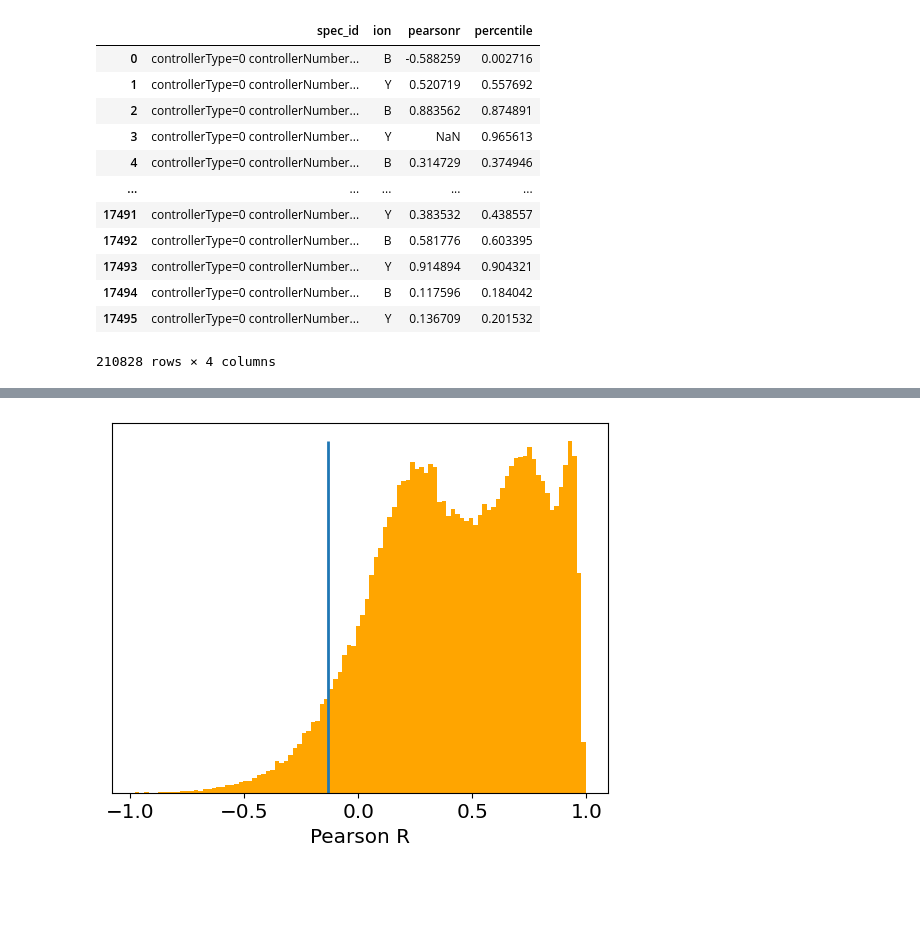
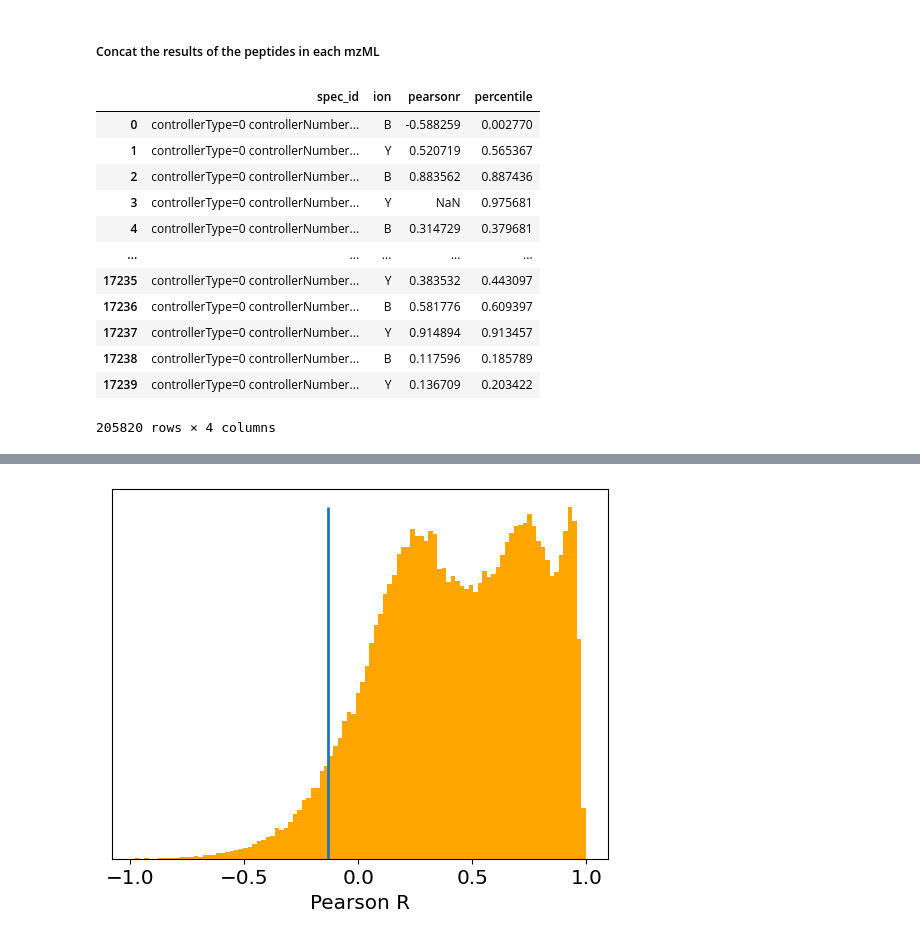
Before and after one commit to DongdongdongW/DeepLC_my, a Jupyter notebook: ms2pip/Myms2pip.ipynb, the cells around one changed output, grey strips where cells are left out. Saved outputs shown, nothing was run; the diff lists cells and outputs as text; code cells hidden in the pictures; blank space fills up the shorter version.

```diff
--- a/ms2pip/Myms2pip.ipynb
+++ b/ms2pip/Myms2pip.ipynb
@@ -51,5 +55,9 @@ all.to_csv('/mnt/nfs/wangd/ms2pip/all.peprec', sep=' ', index=False)
 # %%
 for i in range(380,392):
-    mfa = validate_out[validate_out["SpecFile"]=="MFA"+str(i)+".mzML"]
-    mfa = mfa[['spec_id', 'sequence', 'modifications',  'charge','retention_time', 'calc_mass_to_charge','search_engine_score[1]']].rename(columns={'sequence': 'peptide', 'retention_time': 'rt', 'calc_mass_to_charge': 'mz','search_engine_score[1]': 'score'})
-    mfa.to_csv('/mnt/nfs/wangd/ms2pip/'+str(i)+ '.peprec', sep=' ', index=False)
+    can_peprec = can[can["SpecFile"]=="MFA"+str(i)+".mzML"]
+    can_peprec = can_peprec[['spec_id', 'sequence', 'modifications',  'charge','retention_time', 'calc_mass_to_charge','search_engine_score[1]']].rename(columns={'sequence': 'peptide', 'retention_time': 'rt', 'calc_mass_to_charge': 'mz','search_engine_score[1]': 'score'})
+    can_peprec.to_csv('/mnt/nfs/wangd/ms2pip/PEPREC/can/'+str(i)+ '_can.peprec', sep=' ', index=False)
+
+    non_peprec = non[non["SpecFile"]=="MFA"+str(i)+".mzML"]
+    non_peprec = non_peprec[['spec_id', 'sequence', 'modifications',  'charge','retention_time', 'calc_mass_to_charge','search_engine_score[1]']].rename(columns={'sequence': 'peptide', 'retention_time': 'rt', 'calc_mass_to_charge': 'mz','search_engine_score[1]': 'score'})
+    non_peprec.to_csv('/mnt/nfs/wangd/ms2pip/PEPREC/non/'+str(i)+ '_non.peprec', sep=' ', index=False)
@@ -73,4 +85,8 @@ params = {
 # %%
 for i in range(380,392):
-    ms2pip = MS2PIP("/mnt/nfs/wangd/ms2pip/"+str(i)+".peprec", spec_file="/mnt/nfs/wangd/project/PXD014145/MFA"+str(i)+".mzML",params=params, num_cpu=48, compute_correlations=True, output_filename="/mnt/nfs/wangd/ms2pip/"+str(i))
+    ms2pip = MS2PIP("/mnt/nfs/wangd/ms2pip/PEPREC/can/"+str(i)+"_can.peprec", spec_file="/mnt/nfs/wangd/project/PXD014145/MFA"+str(i)+".mzML",params=params, num_cpu=48, compute_correlations=True, output_filename="/mnt/nfs/wangd/ms2pip/PEPREC/can/"+str(i)+"can")
     ms2pip.run()
+# %%
+for i in range(380,392):
+    ms2pip = MS2PIP("/mnt/nfs/wangd/ms2pip/PEPREC/non/"+str(i)+"_non.peprec", spec_file="/mnt/nfs/wangd/project/PXD014145/MFA"+str(i)+".mzML",params=params, num_cpu=48, compute_correlations=True, output_filename="/mnt/nfs/wangd/ms2pip/PEPREC/non/"+str(i)+"non")
+    ms2pip.run()
@@ -77,23 +111,32 @@ for i in range(380,392):
+# %% [markdown]
+##### Concat the results of the peptides in each mzML
 # %%
-results = []
+results_can = []
 for i in range(380,392):
-    r = pd.read_csv("/mnt/nfs/wangd/ms2pip/"+str(i)+"_correlations.csv", index_col=0)
+    r = pd.read_csv("/mnt/nfs/wangd/ms2pip/PEPREC/can/"+str(i)+"can_correlations.csv", index_col=0)
     r['percentile'] = rankdata(r.pearsonr) / r.shape[0]
-    results.append(r)
-result = pd.concat(results)
+    results_can.append(r)
+result_can = pd.concat(results_can)
+
+results_non = []
+for i in range(380,392):
+    r = pd.read_csv("/mnt/nfs/wangd/ms2pip/PEPREC/non/"+str(i)+"non_correlations.csv", index_col=0)
+    r['percentile'] = rankdata(r.pearsonr) / r.shape[0]
+    results_non.append(r)
+result_non = pd.concat(results_non)
 # %%
-result
+result_can
 # %% [output]
 |  | spec_id | ion | pearsonr | percentile |
-| 0 | controllerType=0 controllerNumber... | B | -0.588259 | 0.002716 |
-| 1 | controllerType=0 controllerNumber... | Y | 0.520719 | 0.557692 |
-| 2 | controllerType=0 controllerNumber... | B | 0.883562 | 0.874891 |
-| 3 | controllerType=0 controllerNumber... | Y | NaN | 0.965613 |
-| 4 | controllerType=0 controllerNumber... | B | 0.314729 | 0.374946 |
+| 0 | controllerType=0 controllerNumber... | B | -0.588259 | 0.002770 |
+| 1 | controllerType=0 controllerNumber... | Y | 0.520719 | 0.565367 |
+| 2 | controllerType=0 controllerNumber... | B | 0.883562 | 0.887436 |
+| 3 | controllerType=0 controllerNumber... | Y | NaN | 0.975681 |
+| 4 | controllerType=0 controllerNumber... | B | 0.314729 | 0.379681 |
 | ... | ... | ... | ... | ... |
-| 17491 | controllerType=0 controllerNumber... | Y | 0.383532 | 0.438557 |
-| 17492 | controllerType=0 controllerNumber... | B | 0.581776 | 0.603395 |
-| 17493 | controllerType=0 controllerNumber... | Y | 0.914894 | 0.904321 |
-| 17494 | controllerType=0 controllerNumber... | B | 0.117596 | 0.184042 |
-| 17495 | controllerType=0 controllerNumber... | Y | 0.136709 | 0.201532 |
+| 17235 | controllerType=0 controllerNumber... | Y | 0.383532 | 0.443097 |
+| 17236 | controllerType=0 controllerNumber... | B | 0.581776 | 0.609397 |
+| 17237 | controllerType=0 controllerNumber... | Y | 0.914894 | 0.913457 |
+| 17238 | controllerType=0 controllerNumber... | B | 0.117596 | 0.185789 |
+| 17239 | controllerType=0 controllerNumber... | Y | 0.136709 | 0.203422 |
-210828 rows × 4 columns
+205820 rows × 4 columns
```
Also changed, not shown: parts of 28 cells of this notebook.
